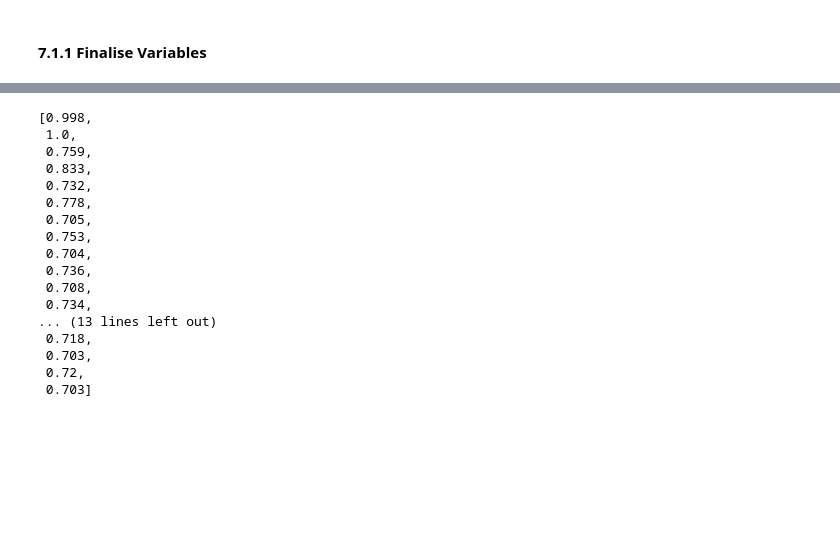
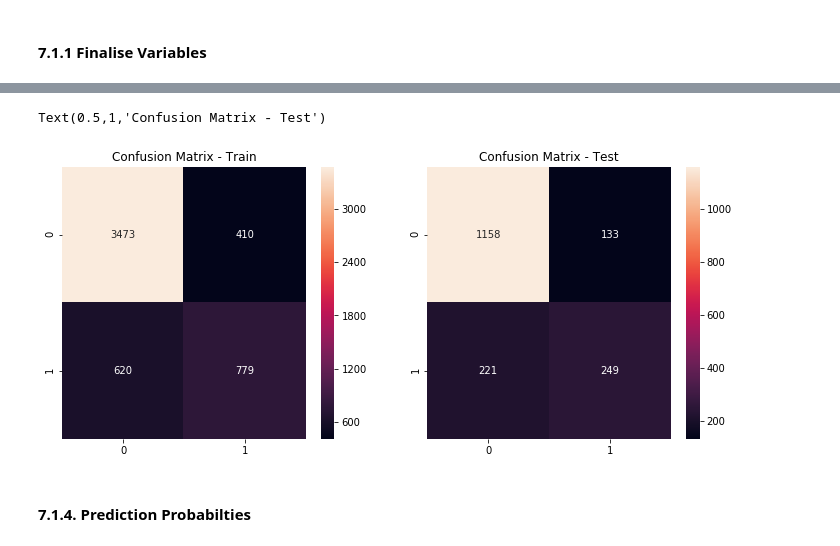
Before and after one commit to sravangereddy/DataScience_, a Jupyter notebook: Models/Telco Customer - KNN.ipynb, the cells around one changed output, grey strips where cells are left out. Saved outputs shown, nothing was run; the diff lists cells and outputs as text; code cells hidden in the pictures; blank space fills up the shorter version.

```diff
--- a/Models/Telco Customer - KNN.ipynb
+++ b/Models/Telco Customer - KNN.ipynb
@@ -491,3 +612,8 @@ def fn_get_metrics(confusion_matrix):
+# %%
+knn_model = KNeighborsClassifier(n_neighbors=30,p=1)
+knn_model.fit(X_train[input_var],y_train[target_])
+knn_predictions_train = knn_model.predict(X_train[input_var])
+knn_predictions_test = knn_model.predict(X_test[input_var])
 # %%
 knn_classificaiton_report_train,conufsion_matrix_train=fn_get_classification_report(
     y_train[target_],
@@ -549 +672,13 @@ fn_get_metrics(conufsion_matrix_test)
+# %%
+fig, ax = plt.subplots(ncols=2)
+fig.set_size_inches(12,5)
+sn.heatmap(conufsion_matrix_train,fmt='d',annot=True,ax=ax[0],)
+sn.heatmap(conufsion_matrix_test,fmt='d',annot=True, ax=ax[1])
+ax[0].set_title('Confusion Matrix - Train')
+ax[1].set_title('Confusion Matrix - Test')
+# %% [output]
+Text(0.5,1,'Confusion Matrix - Test')
+[figure, added]
+# %% [markdown]
+#### 7.1.4. Prediction Probabilties
 # %%
@@ -558,20 +688,0 @@ for i in np.arange(1,30):
-# %%
-precision
-# %% [output]
-[0.998,
- 1.0,
- 0.759,
- 0.833,
- 0.732,
- 0.778,
- 0.705,
- 0.753,
- 0.704,
- 0.736,
- 0.708,
- 0.734,
-... (13 lines left out)
- 0.718,
- 0.703,
- 0.72,
- 0.703]
```
Also changed, not shown: parts of 34 cells of this notebook, 1 other file.
